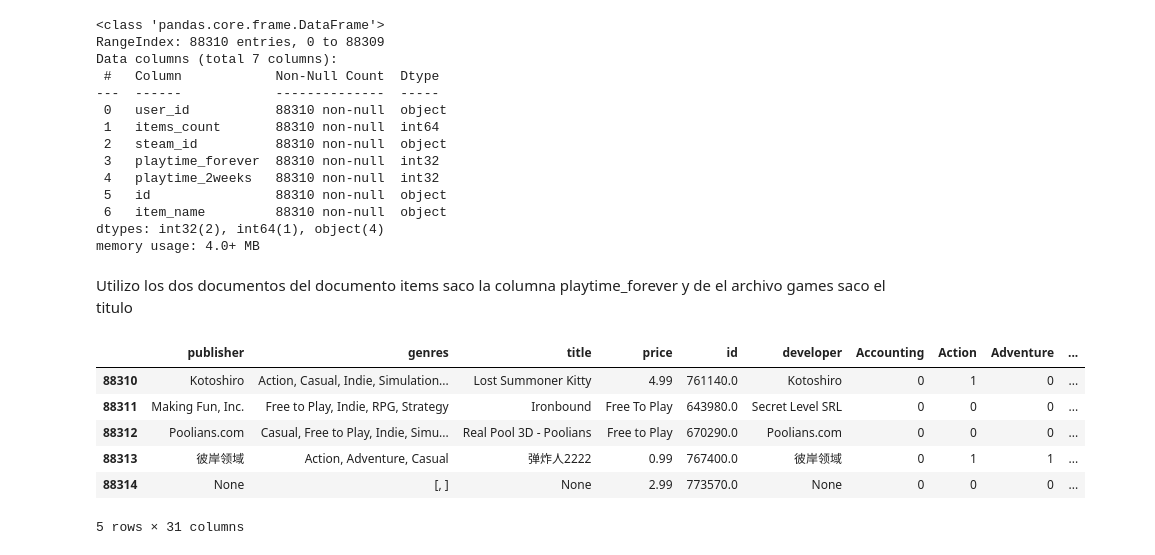
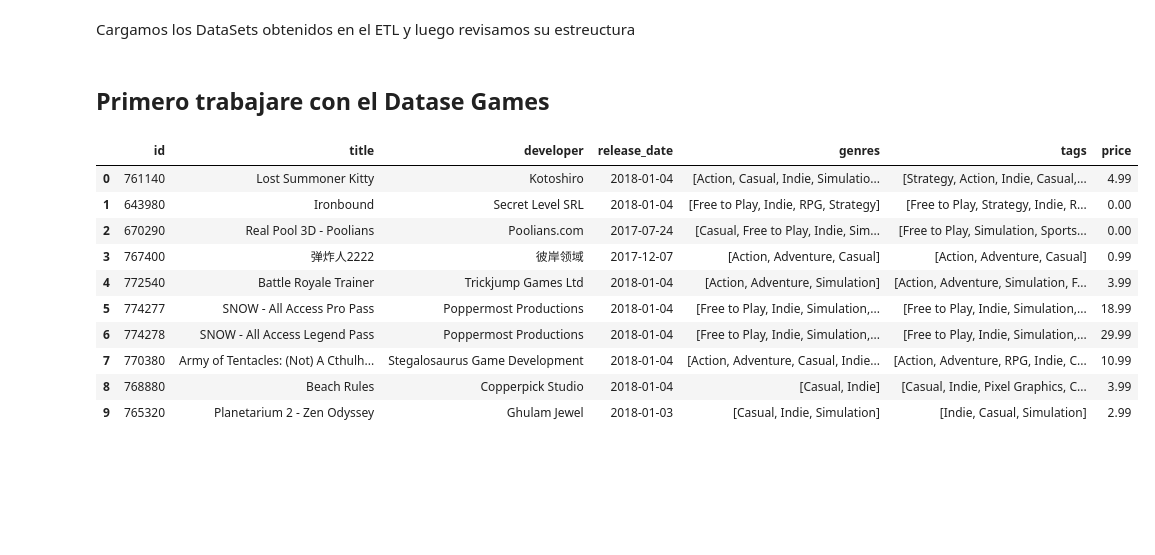
Before and after one commit to facu-corvalan/PI_ML_OPS, a Jupyter notebook: EDA/EDA.ipynb, the cells around one changed output. Drawn from its saved outputs; the diff is of its cells as text; code cells hidden in the pictures; blank space fills up the shorter version.

```diff
--- a/EDA/EDA.ipynb
+++ b/EDA/EDA.ipynb
@@ -4,34 +11,23 @@ import matplotlib.pyplot as plt
+# %% [markdown]
+Cargamos los DataSets obtenidos en el ETL y luego revisamos su estreuctura
 # %%
-# Cargar los tres Datasets para iniciar el analis
-items = pd.read_parquet('../Dataset/items.parquet')
-games = pd.read_parquet('../Dataset/steam_games_clean.parquet')
+# Cargar los tres Datasets para iniciar el analisis
+items = pd.read_parquet('../Dataset/items_clean.parquet')
+games = pd.read_parquet('../Dataset\games_sistem.parquet')
 reviews = pd.read_parquet('../Dataset/reviews_clean.parquet')
-# %%
-items.info()
-# %% [output]
-<class 'pandas.core.frame.DataFrame'>
-RangeIndex: 88310 entries, 0 to 88309
-Data columns (total 7 columns):
- #   Column            Non-Null Count  Dtype
----  ------            --------------  -----
- 0   user_id           88310 non-null  object
- 1   items_count       88310 non-null  int64
- 2   steam_id          88310 non-null  object
- 3   playtime_forever  88310 non-null  int32
- 4   playtime_2weeks   88310 non-null  int32
- 5   id                88310 non-null  object
- 6   item_name         88310 non-null  object
-dtypes: int32(2), int64(1), object(4)
-memory usage: 4.0+ MB
-# %% [markdown]
-Utilizo los dos documentos del documento items saco la columna playtime_forever y de el archivo games saco el titulo
+# %% [markdown]
+## Primero trabajare con el Datase Games
 # %%
-games.head()
+games.head(10)
 # %% [output]
-|  | publisher | genres | title | price | id | developer | Accounting | Action | Adventure | ... |
-| 88310 | Kotoshiro | Action, Casual, Indie, Simulation... | Lost Summoner Kitty | 4.99 | 761140.0 | Kotoshiro | 0 | 1 | 0 | ... |
-| 88311 | Making Fun, Inc. | Free to Play, Indie, RPG, Strategy | Ironbound | Free To Play | 643980.0 | Secret Level SRL | 0 | 0 | 0 | ... |
-| 88312 | Poolians.com | Casual, Free to Play, Indie, Simu... | Real Pool 3D - Poolians | Free to Play | 670290.0 | Poolians.com | 0 | 0 | 0 | ... |
-| 88313 | 彼岸领域 | Action, Adventure, Casual | 弹炸人2222 | 0.99 | 767400.0 | 彼岸领域 | 0 | 1 | 1 | ... |
-| 88314 | None | [, ] | None | 2.99 | 773570.0 | None | 0 | 0 | 0 | ... |
+|  | id | title | developer | release_date | genres | tags | price |
+| 0 | 761140 | Lost Summoner Kitty | Kotoshiro | 2018-01-04 | [Action, Casual, Indie, Simulatio... | [Strategy, Action, Indie, Casual,... | 4.99 |
+| 1 | 643980 | Ironbound | Secret Level SRL | 2018-01-04 | [Free to Play, Indie, RPG, Strategy] | [Free to Play, Strategy, Indie, R... | 0.00 |
+| 2 | 670290 | Real Pool 3D - Poolians | Poolians.com | 2017-07-24 | [Casual, Free to Play, Indie, Sim... | [Free to Play, Simulation, Sports... | 0.00 |
+| 3 | 767400 | 弹炸人2222 | 彼岸领域 | 2017-12-07 | [Action, Adventure, Casual] | [Action, Adventure, Casual] | 0.99 |
+| 4 | 772540 | Battle Royale Trainer | Trickjump Games Ltd | 2018-01-04 | [Action, Adventure, Simulation] | [Action, Adventure, Simulation, F... | 3.99 |
+| 5 | 774277 | SNOW - All Access Pro Pass | Poppermost Productions | 2018-01-04 | [Free to Play, Indie, Simulation,... | [Free to Play, Indie, Simulation,... | 18.99 |
+| 6 | 774278 | SNOW - All Access Legend Pass | Poppermost Productions | 2018-01-04 | [Free to Play, Indie, Simulation,... | [Free to Play, Indie, Simulation,... | 29.99 |
+| 7 | 770380 | Army of Tentacles: (Not) A Cthulh... | Stegalosaurus Game Development | 2018-01-04 | [Action, Adventure, Casual, Indie... | [Action, Adventure, RPG, Indie, C... | 10.99 |
+| 8 | 768880 | Beach Rules | Copperpick Studio | 2018-01-04 | [Casual, Indie] | [Casual, Indie, Pixel Graphics, C... | 3.99 |
+| 9 | 765320 | Planetarium 2 - Zen Odyssey | Ghulam Jewel | 2018-01-03 | [Casual, Indie, Simulation] | [Indie, Casual, Simulation] | 2.99 |
-5 rows × 31 columns
```
Also changed, not shown: parts of 18 cells of this notebook, 9 other files.
